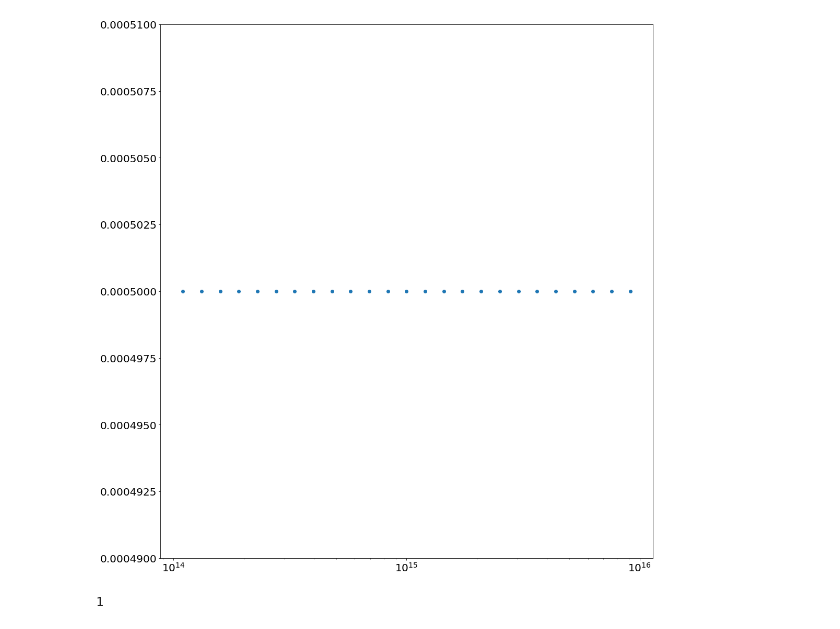
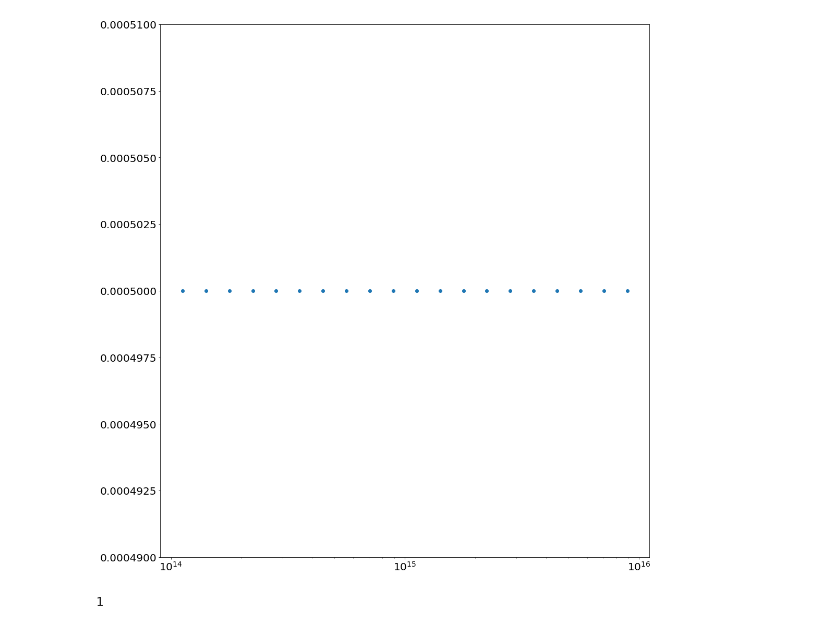
Before and after one commit to gosling123/epoch_surra, a Jupyter notebook: create_folders.ipynb, the cells around one changed output. Drawn from its saved outputs; the diff is of its cells as text; code cells hidden in the pictures.

```diff
--- a/create_folders.ipynb
+++ b/create_folders.ipynb
@@ -12,17 +12,17 @@ Ln_max = np.log(500.001e-6)
 bounds = np.array([[I_min, I_max], [Ln_min, Ln_max]])
 LH_space = LHS(xlimits=bounds)
 
-samples = LH_space(25)
+samples = LH_space(20)
 
 samples = np.exp(samples)
 # %%
 plt.semilogx(samples[:,0], samples[:,1], 'o')
 plt.ylim(490e-6, 510e-6)
 
 
-np.save('X_train_1D.npy', samples)
+np.save('X_train_low_res.npy', samples)
 # %% [output]
-[figure, old version]
+[figure, new version]
 # %%
 # I_min = np.log(1e15)
 # I_max = np.log(1e16)
```
Also changed, not shown: parts of 4 cells of this notebook, 31 other files.
